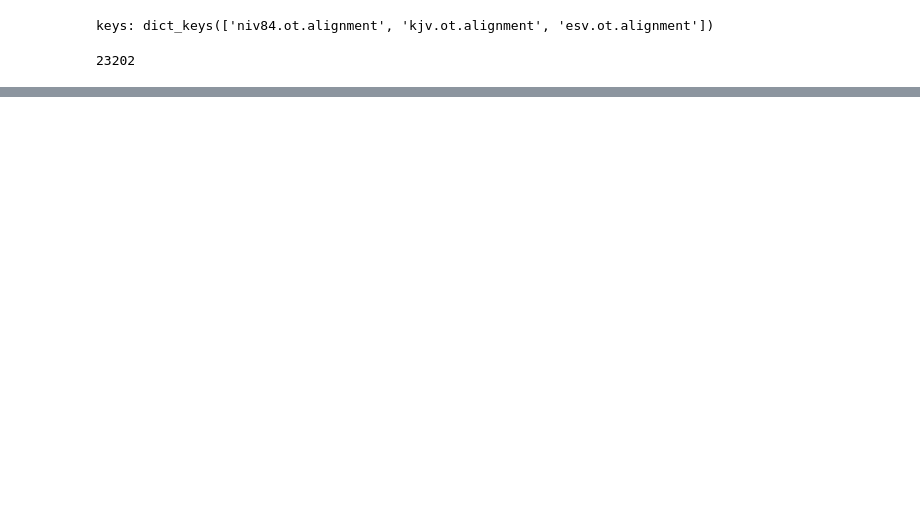
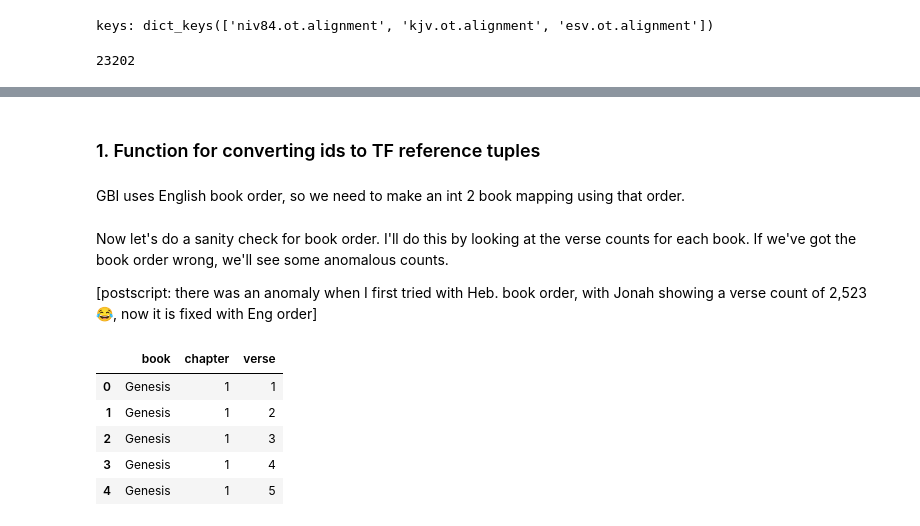
Before and after one commit to CambridgeSemiticsLab/Gesenius_data, a Jupyter notebook: data/GBI_alignment_wrangling.ipynb, the cells around one changed output, grey strips where cells are left out. Saved outputs shown, nothing was run; the diff lists cells and outputs as text; code cells hidden in the pictures; blank space fills up the shorter version.

Commit message:
Complete first stage of alignment work

```diff
--- a/data/GBI_alignment_wrangling.ipynb
+++ b/data/GBI_alignment_wrangling.ipynb
@@ -70,0 +224,11 @@ for verse in niv_data:
+# %%
+# reference data stored at word level in 'id' key
+# I expect 'id' length to vary by 1, thus 11 or 12
+
+id_lengths = collections.Counter()
+
+for verse in niv_data:
+    for word in verse['manuscript']['words']:
+        id_lengths[len(str(word['id']))] += 1
+
+id_lengths.most_common()
@@ -70,0 +240,4 @@ for verse in niv_data:
+# %% [markdown]
+### 1. Function for converting ids to TF reference tuples
+# %% [markdown]
+GBI uses English book order, so we need to make an int 2 book mapping using that order.
@@ -70,0 +315,26 @@ for verse in niv_data:
+# %% [markdown]
+Now let's do a sanity check for book order. I'll do this by looking at the
+verse counts for each book. If we've got the book order wrong, we'll see some
+anomalous counts.
+
+[postscript: there was an anomaly when I first tried with Heb. book order, with
+Jonah showing a verse count of 2,523 😂, now it is fixed with Eng order]
+# %%
+verse_data = []
+
+# compile a dataset for easy dataframe statistics
+for verse in niv_data:
+    first_word = verse['manuscript']['words'][0]
+    book, chapter, verse = id2ref(first_word['id'])
+    verse_data.append({'book': book, 'chapter': chapter, 'verse': verse})
+
+verse_data_df = pd.DataFrame(verse_data)
+# %%
+verse_data_df.head()
+# %% [output]
+|  | book | chapter | verse |
+| 0 | Genesis | 1 | 1 |
+| 1 | Genesis | 1 | 2 |
+| 2 | Genesis | 1 | 3 |
+| 3 | Genesis | 1 | 4 |
+| 4 | Genesis | 1 | 5 |
```
Also changed, not shown: parts of 39 cells of this notebook.
